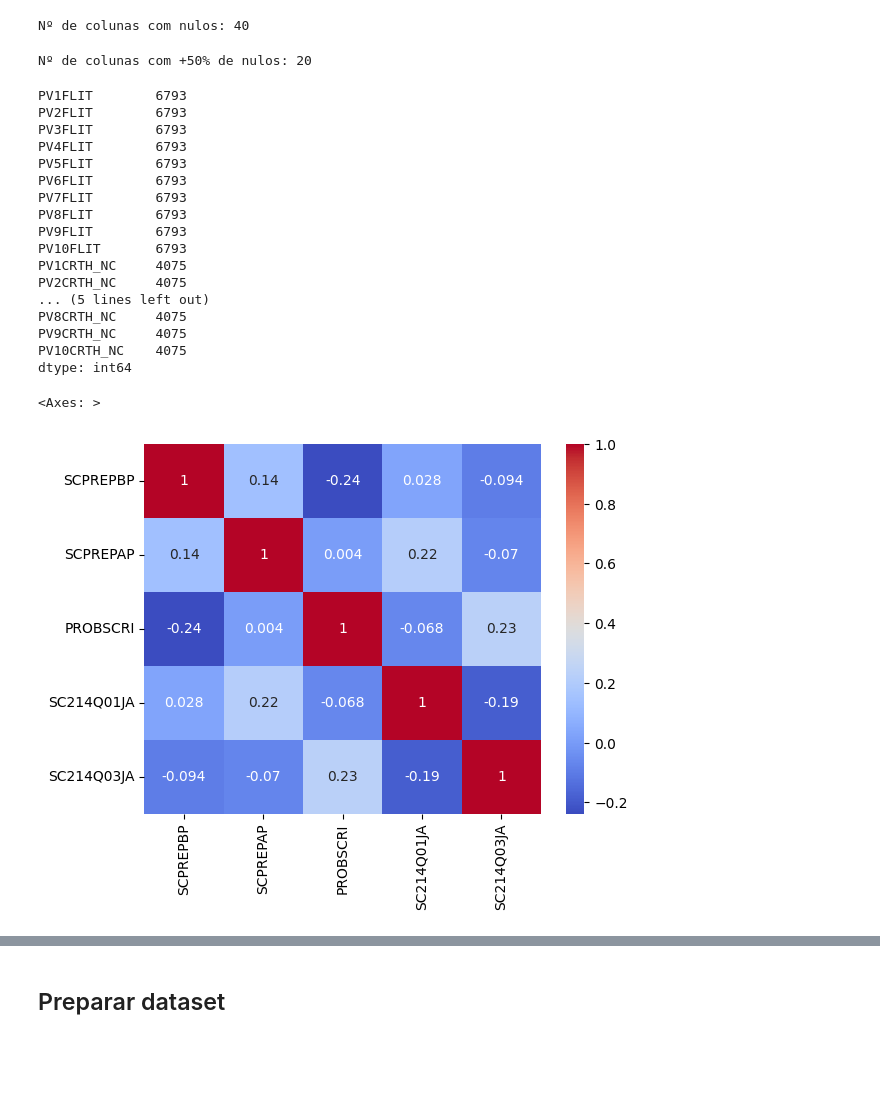
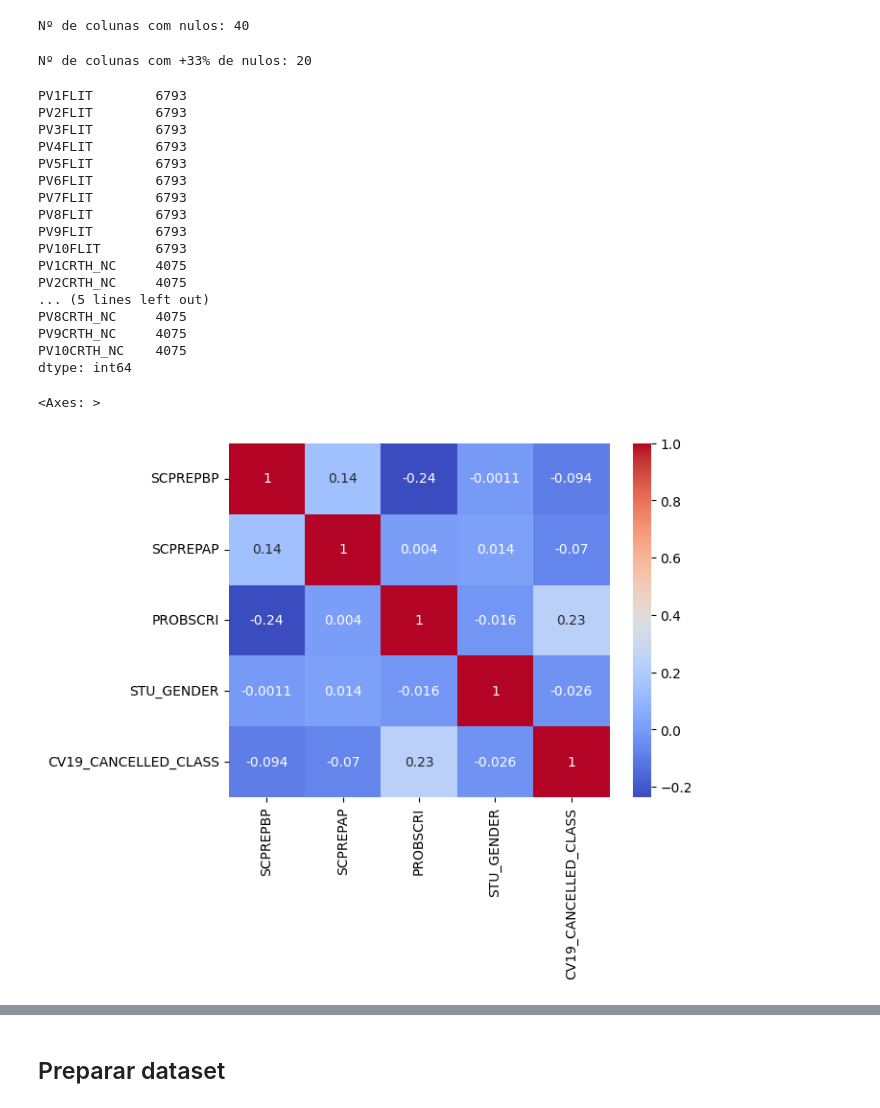
Before and after one commit to Duarte-Casta/AI-Driven-Project, a Jupyter notebook: data_preparation.ipynb, the cells around one changed output, grey strips where cells are left out. Drawn from its saved outputs; the diff is of its cells as text; code cells hidden in the pictures; blank space fills up the shorter version.

```diff
--- a/data_preparation.ipynb
+++ b/data_preparation.ipynb
@@ -57,10 +59,10 @@ Nº de colunas com nulos: 40
 # %%
 #nº de colunas com +50% de nulos
 count = dt_std_pt.isnull().sum()[dt_std_pt.isnull().sum() > (dt_std_pt.shape[0] * 0.33)]    # 1/3 de nulos
-print(f"Nº de colunas com +50% de nulos: {count.shape[0]}")
+print(f"Nº de colunas com +33% de nulos: {count.shape[0]}")
 count
 # %% [output]
-Nº de colunas com +50% de nulos: 20
+Nº de colunas com +33% de nulos: 20
 PV1FLIT        6793
 PV2FLIT        6793
 PV3FLIT        6793
@@ -81,10 +83,10 @@ dtype: int64
 # %%
 # correlação entre GRADE,ESCS e HISCED com spearman
 
-sns.heatmap(dt_std_pt[["SCPREPBP", "SCPREPAP", "PROBSCRI", "SC214Q01JA", "SC214Q03JA"]].corr(method='spearman'), annot=True, cmap="coolwarm")
+sns.heatmap(dt_std_pt[["SCPREPBP", "SCPREPAP", "PROBSCRI", "STU_GENDER", "CV19_CANCELLED_CLASS"]].corr(method='spearman'), annot=True, cmap="coolwarm")
 # %% [output]
 <Axes: >
-[figure, old version]
+[figure, new version]
 # %%
 # correlação entre idade do prof e anos de experiência com spearman
 cols_modelo = [
```
Also changed, not shown: parts of 5 cells of this notebook, 2 other files.
